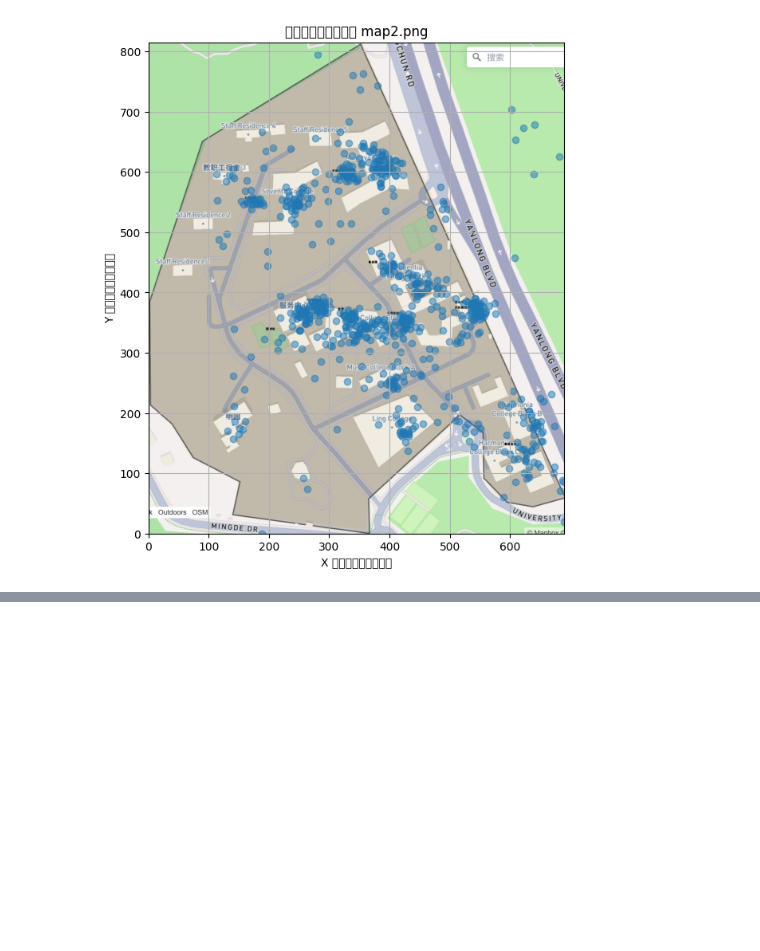
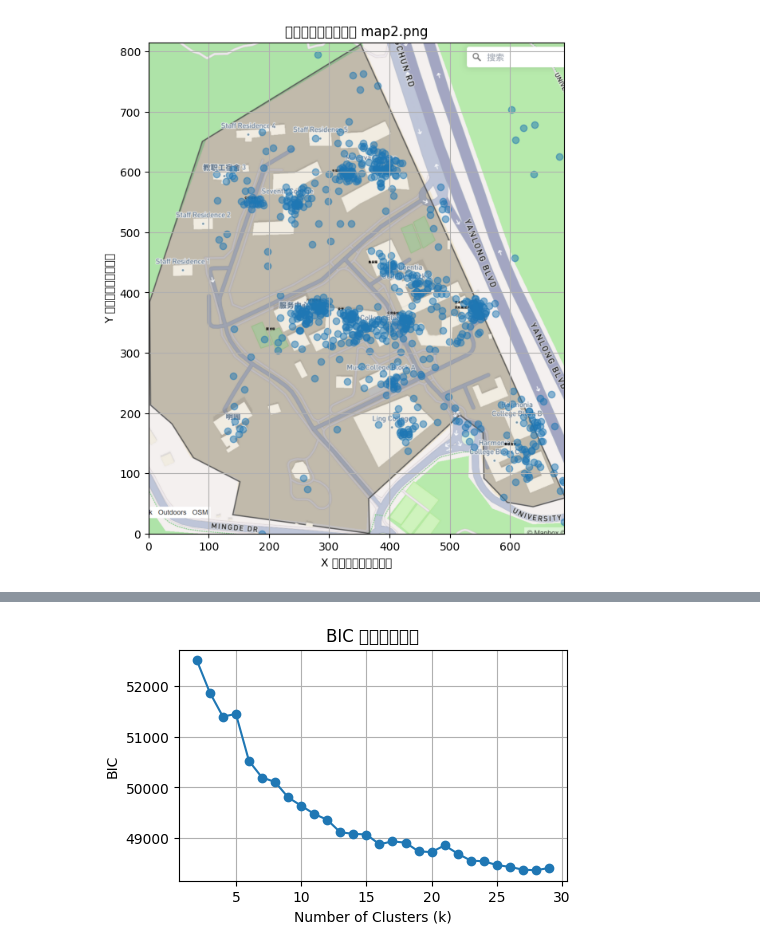
Before and after one commit to ZHUOYUYUIO/Social-physical-system-shelter, a Jupyter notebook: data_empirical/process.ipynb, the cells around one changed output, grey strips where cells are left out. Drawn from its saved outputs; the diff is of its cells as text; code cells hidden in the pictures; blank space fills up the shorter version.

```diff
--- a/data_empirical/process.ipynb
+++ b/data_empirical/process.ipynb
@@ -204,0 +501,85 @@ plt.show()
+# %%
+# 5) 聚类方案A（兼容旧版sklearn）：GaussianMixture + BIC 自动选簇数（带权重/扩样回退）
+from sklearn.mixture import GaussianMixture
+import inspect
+import matplotlib.pyplot as plt
+
+X = df_in[['映射后_X坐标', '映射后_Y坐标']].to_numpy()
+w = df_in['sample_weight'].to_numpy()
+
+# 为了“尽量少簇”，可适当收紧搜索范围
+candidate_ks = list(range(2, 30)  )# 2~8
+
+def fit_gmm_auto(X, w, candidate_ks, random_state=42):
+    # 判断是否原生支持 sample_weight
+    try:
+        supports_weight = ('sample_weight' in inspect.signature(GaussianMixture.fit).parameters)
+    except Exception:
+        supports_weight = False
+
+    models, bics = [], []
+    mode = 'native' if supports_weight else 'expanded'
+
+    if supports_weight:
+        for k in candidate_ks:
+            gm = GaussianMixture(n_components=k, covariance_type='full', random_state=random_state)
+            gm.fit(X, sample_weight=w)
+            bics.append(gm.bic(X))
+            models.append(gm)
+    else:
+        # 回退：按权重扩样（避免数据量爆炸，映射到1~5次）
+        w_norm = w / w.max() if w.max() > 0 else w
+        reps = np.clip(np.round(5 * w_norm), 1, 5).astype(int)  # 想更强调权重，可把5调大
+        X_rep = np.repeat(X, reps, axis=0)
+        for k in candidate_ks:
+            gm = GaussianMixture(n_components=k, covariance_type='full', random_state=random_state)
+            gm.fit(X_rep)
+            bics.append(gm.bic(X_rep))
+            models.append(gm)
+
+    best_idx = int(np.argmin(bics))
+    best_k = candidate_ks[best_idx]
+    best_model = models[best_idx]
+    labels = best_model.predict(X)         # 在原始样本上出预测
+    centers = best_model.means_
+    return best_k, best_model, labels, centers, bics[best_idx], mode, bics, models
+
+best_k, best_model, labels, centers, best_bic, mode, bics, models = fit_gmm_auto(X, w, candidate_ks)
+df_in['cluster'] = labels
+
+print(f'[GMM] 模式: {mode}, 选定簇数: {best_k}, BIC: {best_bic:.2f}')
+print(df_in.groupby('cluster').size().rename('count').to_frame())
+print('\n各簇中心(映射坐标系):')
+print(pd.DataFrame(centers, columns=['cx','cy']).assign(cluster=range(best_k)))
+
+# ---- 可视化部分 ----
+# 可视化不同k下的BIC
+plt.figure(figsize=(5, 3))
+plt.plot(candidate_ks, bics, marker='o')
+plt.xlabel("Number of Clusters (k)")
+plt.ylabel("BIC")
+plt.title("BIC 值随簇数变化")
+plt.grid(True)
+plt.show()
+
+# 可视化聚类结果
+plt.figure(figsize=(8,8))
+# 建议提前准备 polygon_coords 边界（如：polygon_coords = [[...], ...]）
+try:
+    px, py = zip(*polygon_coords)
+    plt.plot(px, py, '-k', lw=1.2, label='boundary')
+except Exception:
+    pass
+
+sc = plt.scatter(df_in['映射后_X坐标'], df_in['映射后_Y坐标'],
+                 c=df_in['cluster'], cmap='tab10', s=14, alpha=0.8)
+plt.colorbar(sc, label='cluster')
+
+# 画GMM中心
+plt.scatter(centers[:,0], centers[:,1], c='red', s=80, marker='X', label='centroid')
+
+plt.gca().set_aspect('equal')
+plt.title(f'Filtered in-boundary points + GMM clustering (k={best_k})')
+plt.legend()
+plt.show()
+# %% [output]
@@ -204,0 +603 @@ plt.show()
+[figure, added]
```
Also changed, not shown: parts of 14 cells of this notebook, 6 other files.
